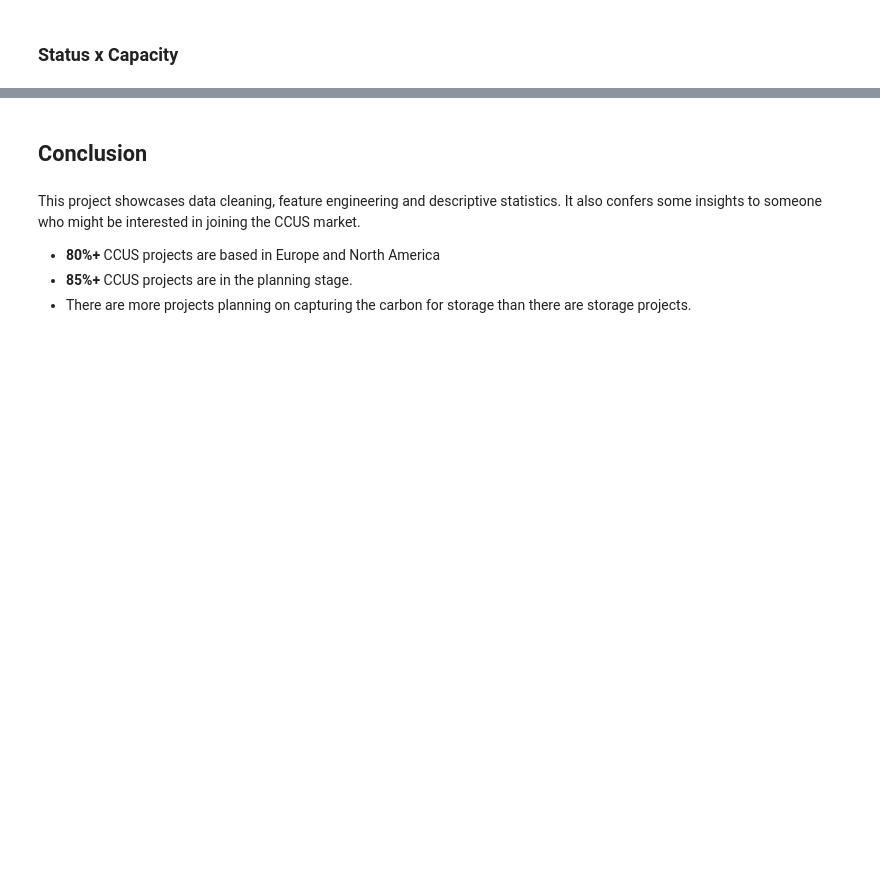
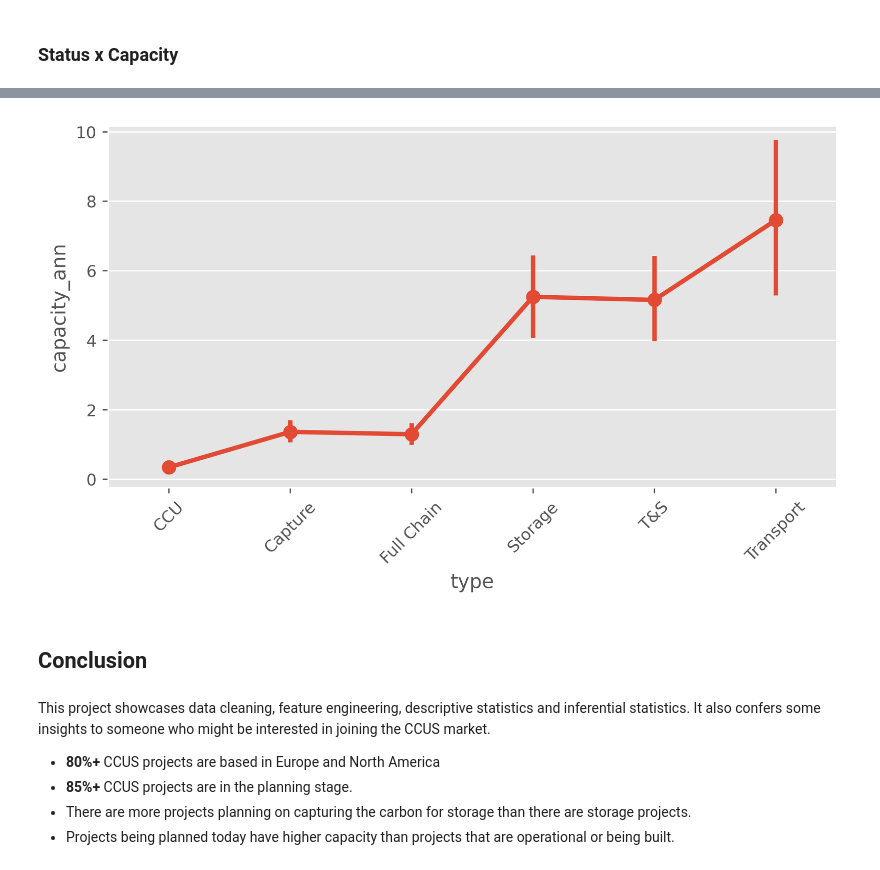
Before and after one commit to noah-art3mis/stats-assignment-1, a Jupyter notebook: carbon_cleaning.ipynb, the cells around one changed output, grey strips where cells are left out. Cells and saved outputs as stored; diff of their text form; code cells hidden in the pictures; blank space fills up the shorter version.

```diff
--- a/carbon_cleaning.ipynb
+++ b/carbon_cleaning.ipynb
@@ -700,11 +795,14 @@ how it changes by year
 # %%
-sns.pointplot(x="Project type", y="Estimated capacity by IEA (Mt CO2/yr)", data=df_n)
-plt.xticks(rotation=45)
+sns.pointplot(x="type", y="capacity_ann", data=df_n)
+plt.xticks(rotation=45);
+# %% [output]
+[figure, added]
 # %% [markdown]
 ## Conclusion
 # %% [markdown]
-This project showcases data cleaning, feature engineering and descriptive statistics. It also confers some insights to someone who might be interested in joining the CCUS market.
+This project showcases data cleaning, feature engineering, descriptive statistics and inferential statistics. It also confers some insights to someone who might be interested in joining the CCUS market.
 
 -   **80%+** CCUS projects are based in Europe and North America
 -   **85%+** CCUS projects are in the planning stage.
 -   There are more projects planning on capturing the carbon for storage than there are storage projects.
+- Projects being planned today have higher capacity than projects that are operational or being built.
```
Also changed, not shown: parts of 38 cells of this notebook, 1 other file.
